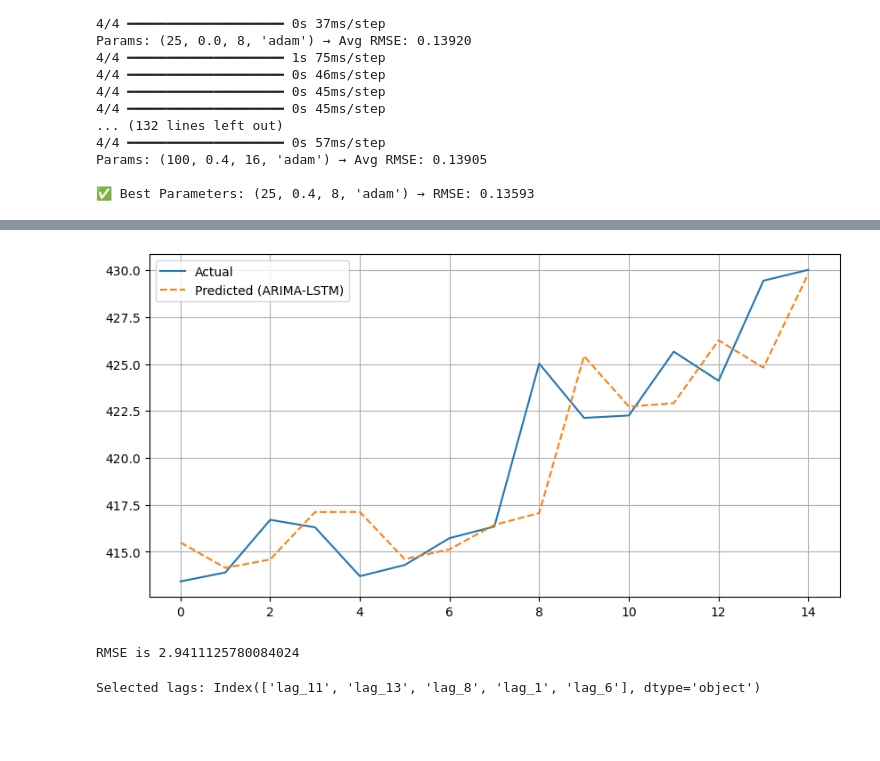
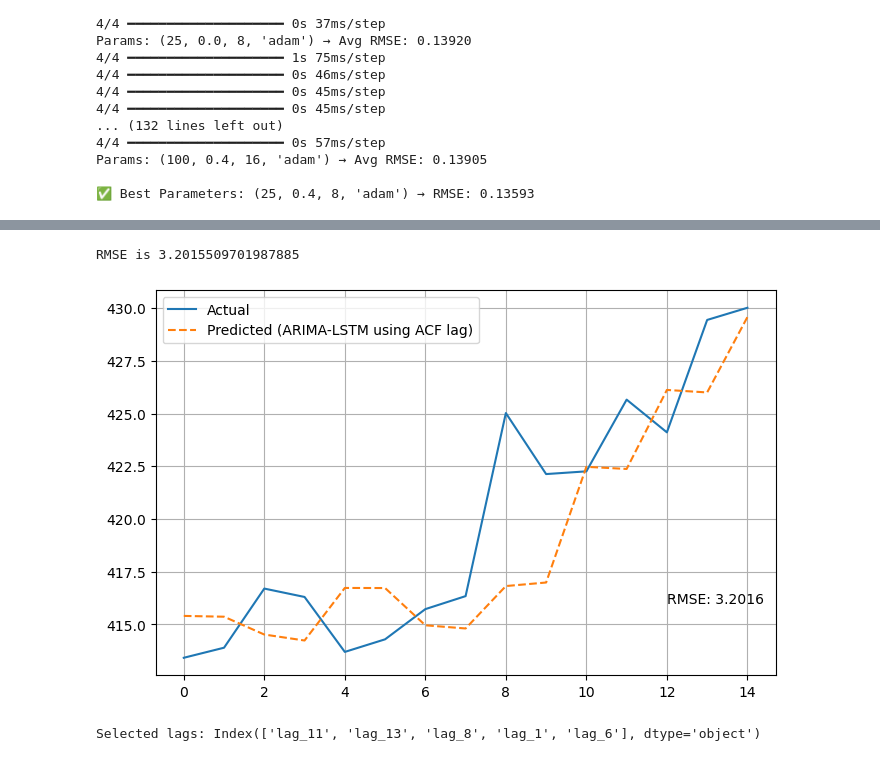
Before and after one commit to 035skt/ECO723, a Jupyter notebook: Analysis_12.ipynb, the cells around one changed output, grey strips where cells are left out. Cells and saved outputs as stored; diff of their text form; code cells hidden in the pictures; blank space fills up the shorter version.

```diff
--- a/Analysis_12.ipynb
+++ b/Analysis_12.ipynb
@@ -326,7 +352,7 @@ test = list(X_test_flat.astype(float))
 
 predictions_arima = []
 order = (1, 1, 1)  # Replace with optimal order
-step_size = 1
+step_size = 2
 
 for t in range(0, len(test), step_size):
     model = ARIMA(np.array(train), order=order)
@@ -345,12 +371,16 @@ for t in range(0, len(test), step_size):
 
 # Evaluation and plot
 rmse = np.sqrt(mean_squared_error(test[:len(predictions_arima)], predictions_arima))
-print(f"{step_size} stage Walk-Forward RMSE: {rmse:.4f}")
+print(f" RMSE: {rmse:.4f}")
 
-plt.figure(figsize=(10, 5))
+plt.figure(figsize=(8, 5))
 plt.plot(test, label='Actual')
 plt.plot(predictions_arima, label='Predicted', linestyle='--')
 plt.legend()
-plt.title(f"{step_size} stage Walk-Forward Forecast vs Actual")
+plt.title(f" Forecast vs Actual")
+plt.grid(True)
+plt.text(x=41,y=411,s=f"RMSE:{rmse:.4f}")
+plt.savefig("forecast_arima.png", dpi=300, bbox_inches='tight')# Options: png, jpg, pdf, svg
+
 plt.show()
 # %% [output]
@@ -592,4 +626,6 @@ Model: "sequential_120"
  Trainable params: 5,226 (20.41 KB)
  Non-trainable params: 0 (0.00 B)
  Optimizer params: 10,454 (40.84 KB)
+# %%
+X_test=np.array(X_test)
 # %%
@@ -626,20 +663,22 @@ Next 15 predicted residuals:
 # %%
 arima_lstm_predictions=np.array(predictions_arima[:n_pred])+np.array(lstm_predictions)
-plt.figure(figsize=(10, 5))
-plt.plot(X_test.iloc[:n_pred],label="Actual")
-plt.plot(arima_lstm_predictions,label='Predicted (ARIMA-LSTM)', linestyle='--')
+
+rmse = np.sqrt(mean_squared_error(X_test[:n_pred],arima_lstm_predictions))
+print(f"RMSE is {rmse}")
+
+plt.figure(figsize=(8, 5))
+plt.plot(X_test[:n_pred],label="Actual")
+plt.plot(arima_lstm_predictions,label='Predicted (ARIMA-LSTM using ACF lag)', linestyle='--')
 plt.grid(True)
 
 
 plt.legend()
+plt.text(s=f"RMSE: {rmse:.4f}",x=12,y=416)
+plt.savefig("result_arima_lstm_acf.png", dpi=300, bbox_inches='tight')
 plt.show()
-
-
-rmse = np.sqrt(mean_squared_error(X_test[:n_pred],arima_lstm_predictions))
-print(f"RMSE is {rmse}")
 # %% [output]
+RMSE is 3.2015509701987885
-[figure, old version]
+[figure, new version]
-RMSE is 2.9411125780084024
 # %%
 def create_lagged_features(series, max_lag=16):
     df = pd.DataFrame({'y': series})
```
Also changed, not shown: parts of 21 cells of this notebook, 15 other files.
